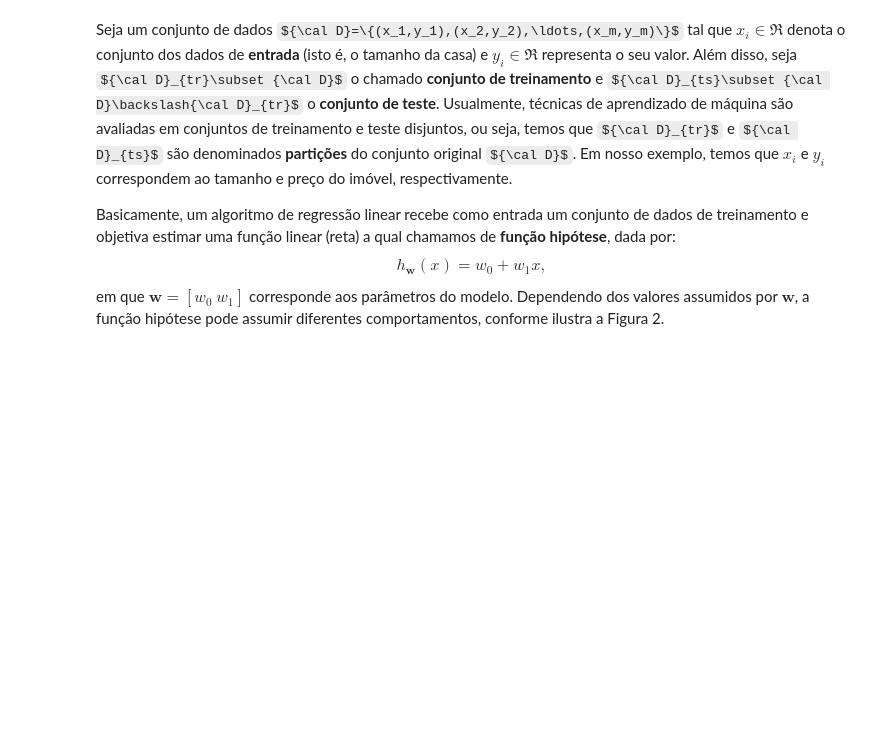
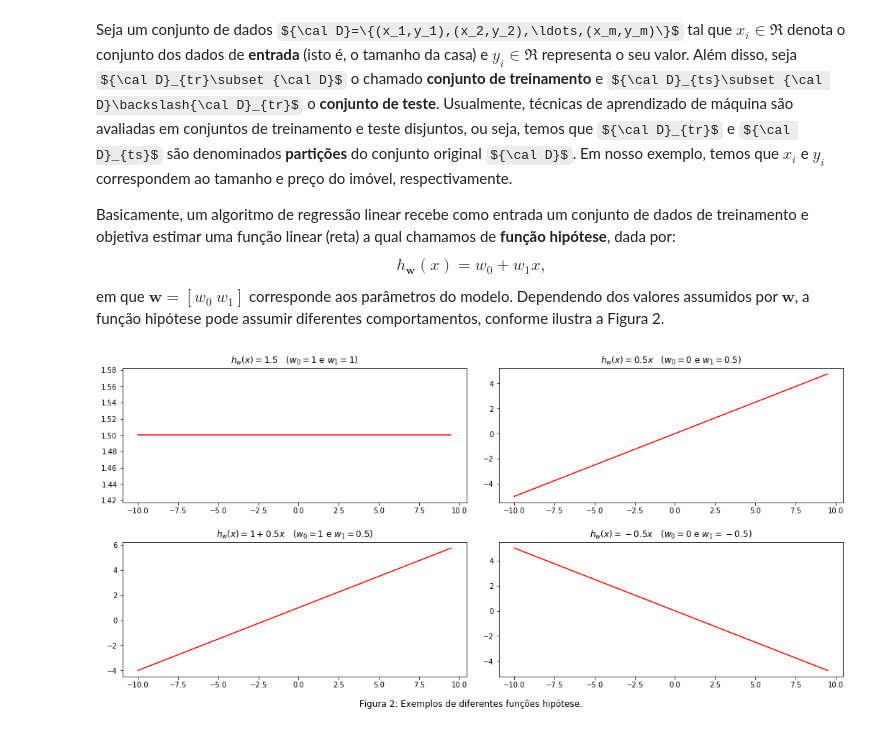
Before and after one commit to jppbsi/lectures, a Jupyter notebook: machine_learning/aula_1/aula_1.ipynb, the cells around one changed output. Saved outputs shown, nothing was run; the diff lists cells and outputs as text; code cells hidden in the pictures; some formulas as TeX source; blank space fills up the shorter version.

```diff
--- a/machine_learning/aula_1/aula_1.ipynb
+++ b/machine_learning/aula_1/aula_1.ipynb
@@ -54,31 +54,33 @@ em que $\textbf{w}=[w_0\ w_1]$ corresponde aos parâmetros do modelo. Dependendo
 # %%
 fig = pyplot.figure(figsize=(15,7))
 
 x = numpy.arange(-10, 10, 0.5)
 
 pyplot.subplot(2, 2, 1)
 y = 1.5 + 0*x #h_w(x) = 1.5 + w_1*0
 pyplot.plot(x, y, color = "red")
-pyplot.title("$h_\textbf{w}(x) = 1.5$   $(w_0 = 1$ e $w_1 = 1)$")
+pyplot.title("$h_w(x) = 1.5$   $(w_0 = 1$ e $w_1 = 1)$")
 
 pyplot.subplot(2, 2, 2)
 y = 0 + 0.5*x #h_w(x) = 0 + 0.5*x
 pyplot.plot(x, y, color = "red")
-pyplot.title("$h_\textbf{w}(x) = 0.5x$   $(w_0 = 0$ e $w_1 = 0.5)$")
+pyplot.title("$h_w(x) = 0.5x$   $(w_0 = 0$ e $w_1 = 0.5)$")
 
 pyplot.subplot(2, 2, 3)
 y = 1 + 0.5*x #h_w(x) = 1 + 0.5*x
 pyplot.plot(x, y, color = "red")
-pyplot.title("$h_\textbf{w}(x) = 1 + 0.5x$   $(w_0 = 1$ e $w_1 = 0.5)$")
+pyplot.title("$h_w(x) = 1 + 0.5x$   $(w_0 = 1$ e $w_1 = 0.5)$")
 
 pyplot.subplot(2, 2, 4)
 y = 0 - 0.5*x #h_w(x) = 0 - 0.5*x
 pyplot.plot(x, y, color = "red")
-pyplot.title("$h_\textbf{w(x) = 0 - 0.5*x$")
+pyplot.title("$h_w(x) = -0.5x$   $(w_0 = 0$ e $w_1 = -0.5)$")
 
 fig.tight_layout(pad=2)
 fig.suptitle("Figura 2: Exemplos de diferentes funções hipótese.", y=0.01)
 pyplot.show()
+# %% [output]
+[figure, added]
 # %% [markdown]
 De maneira geral, o objetivo da regressão linear é encontrar valores para $\textbf{w}=[w_0\ w_1]$ de tal forma que $h_w(x_i)$ é o mais próximo possível de $y_i$ considerando o conjunto de treinamento ${\cal D}_{tr}$, $\forall i\in\{1,2,\ldots,m^\prime\}$, em que $m^\prime=\left|{\cal D}_{tr}\right|$. Em outras palavras, o objetivo consiste em resolver o seguinte problema de minimização:
 
```
Also changed, not shown: parts of 3 cells of this notebook.
